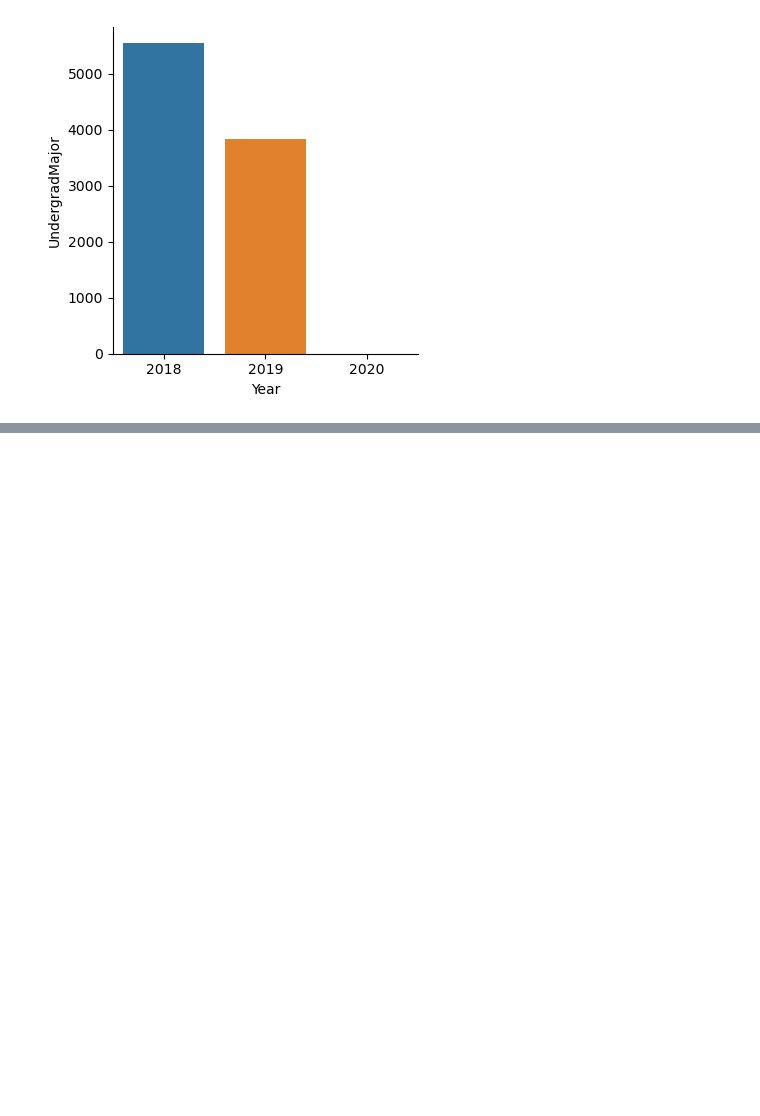
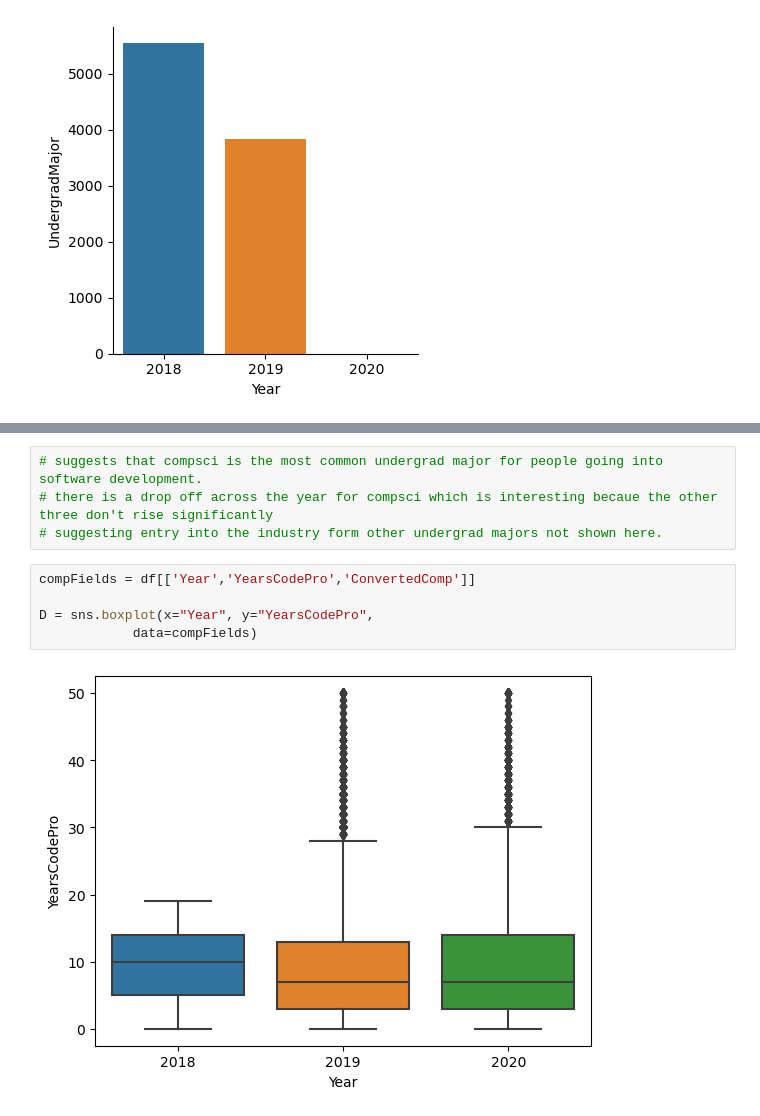
Before and after one commit to Alex-Drysdale/Projects_portfolio, a Jupyter notebook: EDA project/Developer_data/developer_EDA.ipynb, the cells around one changed output, grey strips where cells are left out. Drawn from its saved outputs; the diff is of its cells as text; blank space fills up the shorter version.

```diff
--- a/EDA project/Developer_data/developer_EDA.ipynb
+++ b/EDA project/Developer_data/developer_EDA.ipynb
@@ -191,0 +253,11 @@ sns.catplot(x="Year", y="UndergradMajor",
+# %%
+# suggests that compsci is the most common undergrad major for people going into software development.
+# there is a drop off across the year for compsci which is interesting becaue the other three don't rise significantly
+# suggesting entry into the industry form other undergrad majors not shown here.
+# %%
+compFields = df[['Year','YearsCodePro','ConvertedComp']]
+
+D = sns.boxplot(x="Year", y="YearsCodePro",
+            data=compFields)
+# %% [output]
+[figure, added]
```
Also changed, not shown: parts of 6 cells of this notebook.
